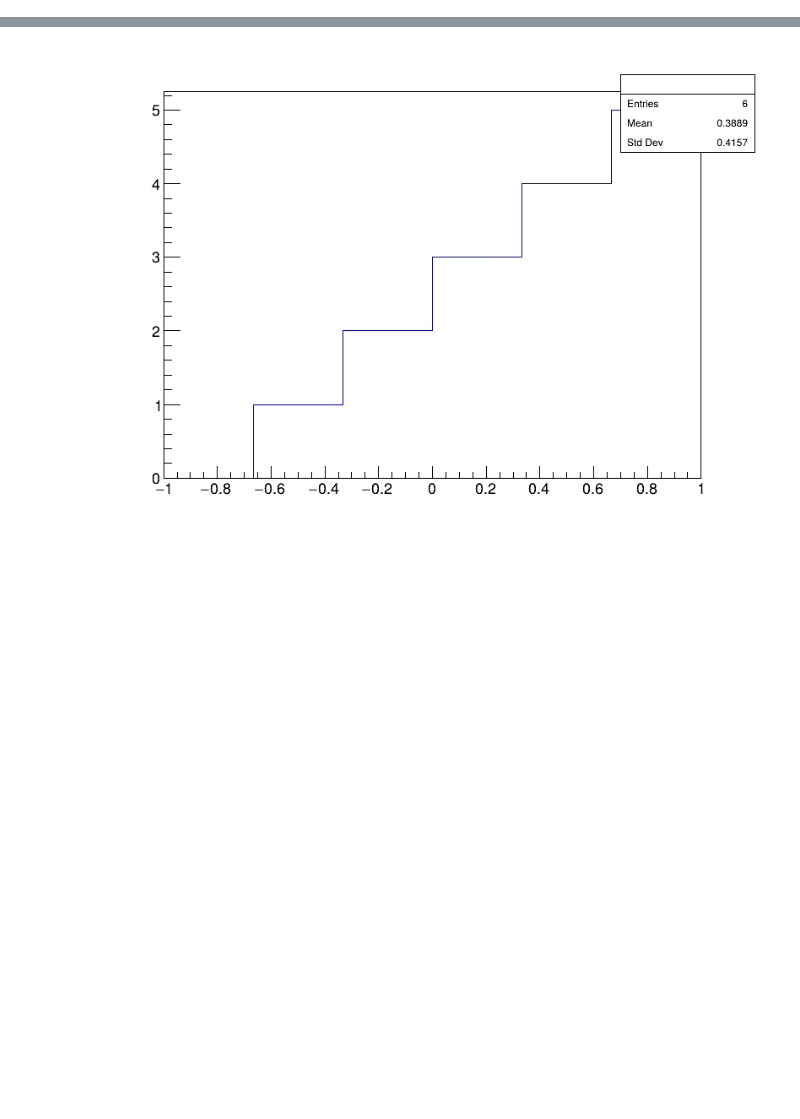
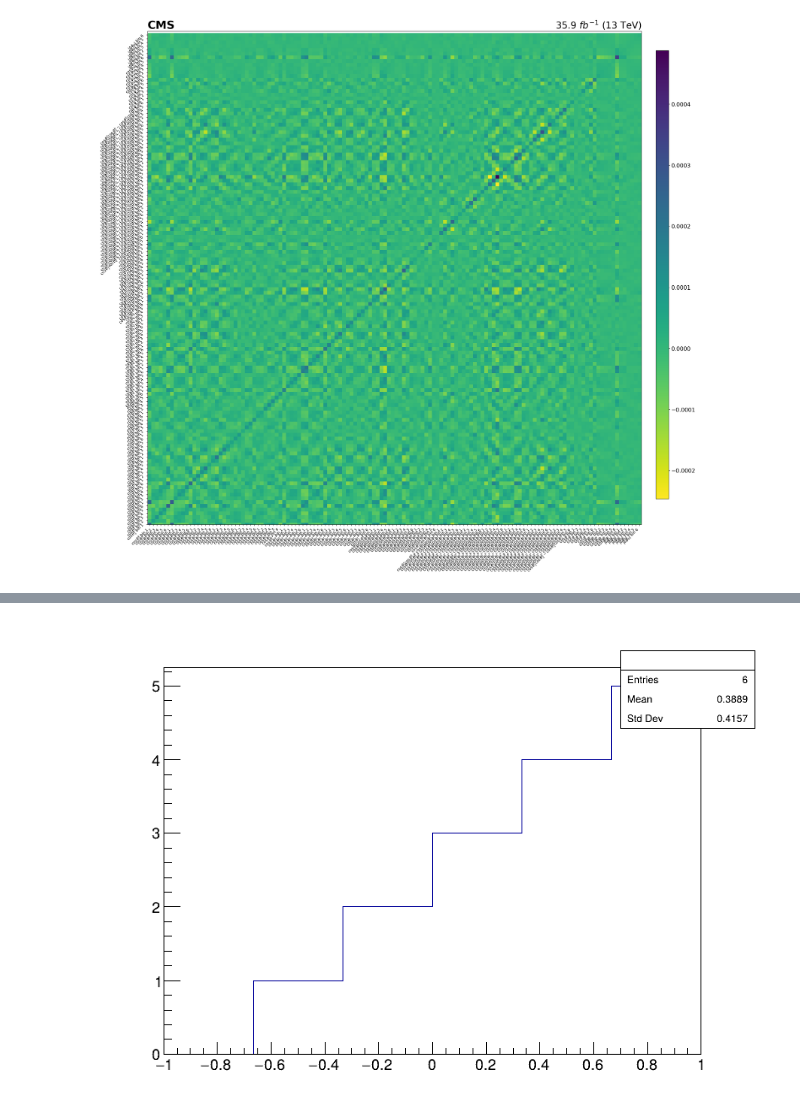
Before and after one commit to holytpk/EFTFitter, a Jupyter notebook: exec/convert_csv_root.ipynb, the cells around one changed output, grey strips where cells are left out. Saved outputs shown, nothing was run; the diff lists cells and outputs as text; code cells hidden in the pictures; blank space fills up the shorter version.

```diff
--- a/exec/convert_csv_root.ipynb
+++ b/exec/convert_csv_root.ipynb
@@ -67,3 +63,55 @@ axs.set_ylim(0, 132)
+# %%
+total_syst_mat_from_hep_data = []
+xy_labels = []
+
+# opening the CSV file
+with open('HEPData-ins1742786-v1-Systematic_covariance_matrix.csv', mode ='r')as file:
+
+    # reading the CSV file
+    csvFile = csv.reader(file)
+
+    # displaying the contents of the CSV file
+    for lines in csvFile:
+        if not len(lines) == 3 : continue
+        if not '$' in lines[0] : continue
+
+        xy_labels.append(str(lines[0]))
+        total_syst_mat_from_hep_data.append(np.double(lines[2]))
+
+xy_labels = np.reshape(xy_labels, (-1, 132));
+
+fig, axs = plt.subplots(1, 1, figsize=(24,24))
+
+total_syst_mat_from_hep_data = np.array(total_syst_mat_from_hep_data)
+total_syst_mat_from_hep_data = np.reshape(total_syst_mat_from_hep_data, (-1, 132))
+#norm_syst = colors.Normalize(vmin=total_syst_mat_from_hep_data.min(), vmax=total_syst_mat_from_hep_data.max())
+
+im = axs.imshow(total_syst_mat_from_hep_data, cmap='viridis_r')
+
+axs.set_title('CMS', fontsize=30, fontweight='bold', loc="left")
+axs.set_title('35.9 $fb^{-1}$ (13 TeV)', fontsize=25, loc="right")
+
+axs.set_xticks(np.arange(0, 132))
+axs.set_xticklabels(xy_labels[0], rotation=45, ha='right')
+
+axs.set_yticks(np.arange(0, 132))
+axs.set_yticklabels(xy_labels[0], rotation=45, ha='right')
+
+#axs.colorbar()
+cbar_ax = fig.add_axes([0.92, 0.15, 0.02, 0.7])  # Adjust the position and size as needed
+cbar = fig.colorbar(im, cax=cbar_ax)
+cbar.ax.tick_params(labelsize=15)
+axs.set_ylim(0, 132)
+#plt.savefig('syst_matrix_from_hep_data.pdf')
+
+finalcov = np.add( total_stat_mat_from_hep_data, total_syst_mat_from_hep_data)
+
+std_devs = np.sqrt(np.diag(finalcov))
+inv_std_devs = 1.0 / std_devs
+inv_std_devs_matrix = np.diag(inv_std_devs)
+finalcov = inv_std_devs_matrix @ finalcov @ inv_std_devs_matrix
+# %% [output]
+[figure, added]
 # %%
 # Create a ROOT file and TH2F
 root_file = ROOT.TFile("covariance_matrix/statistical_covariance_matrix.root", "RECREATE")
```
Also changed, not shown: parts of 4 cells of this notebook, 2 other files.
